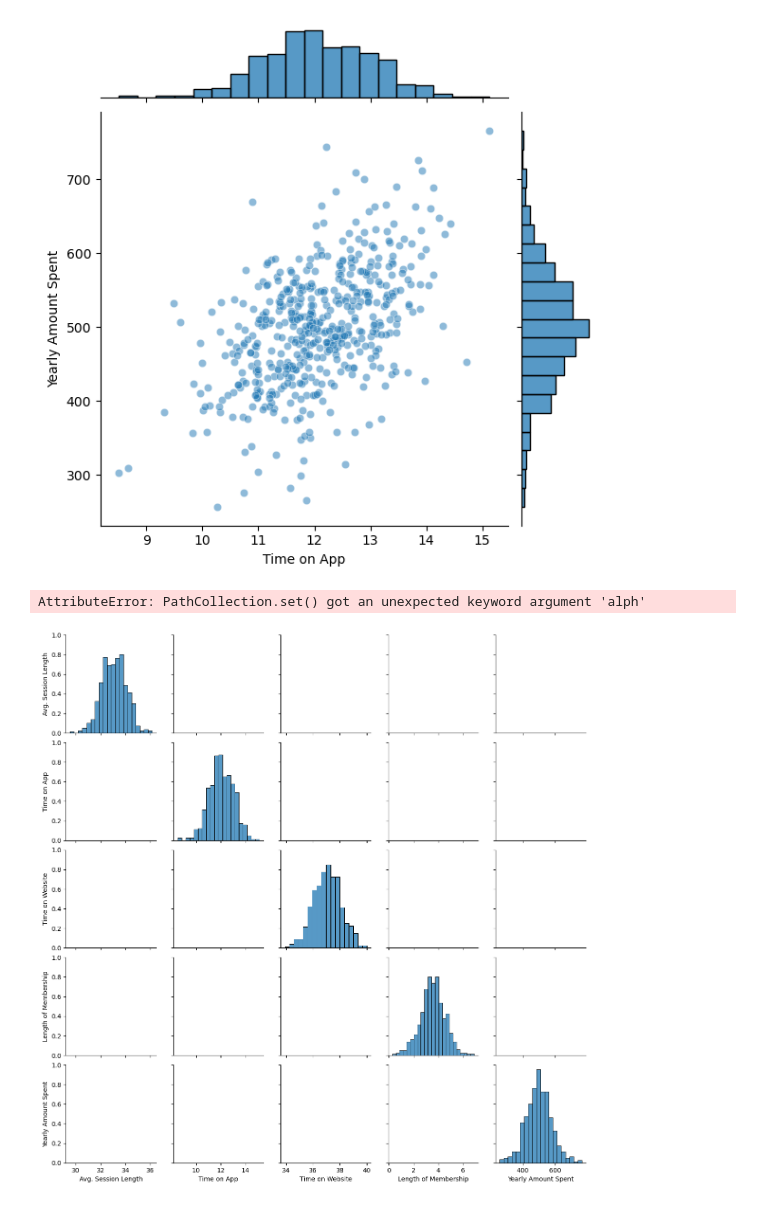
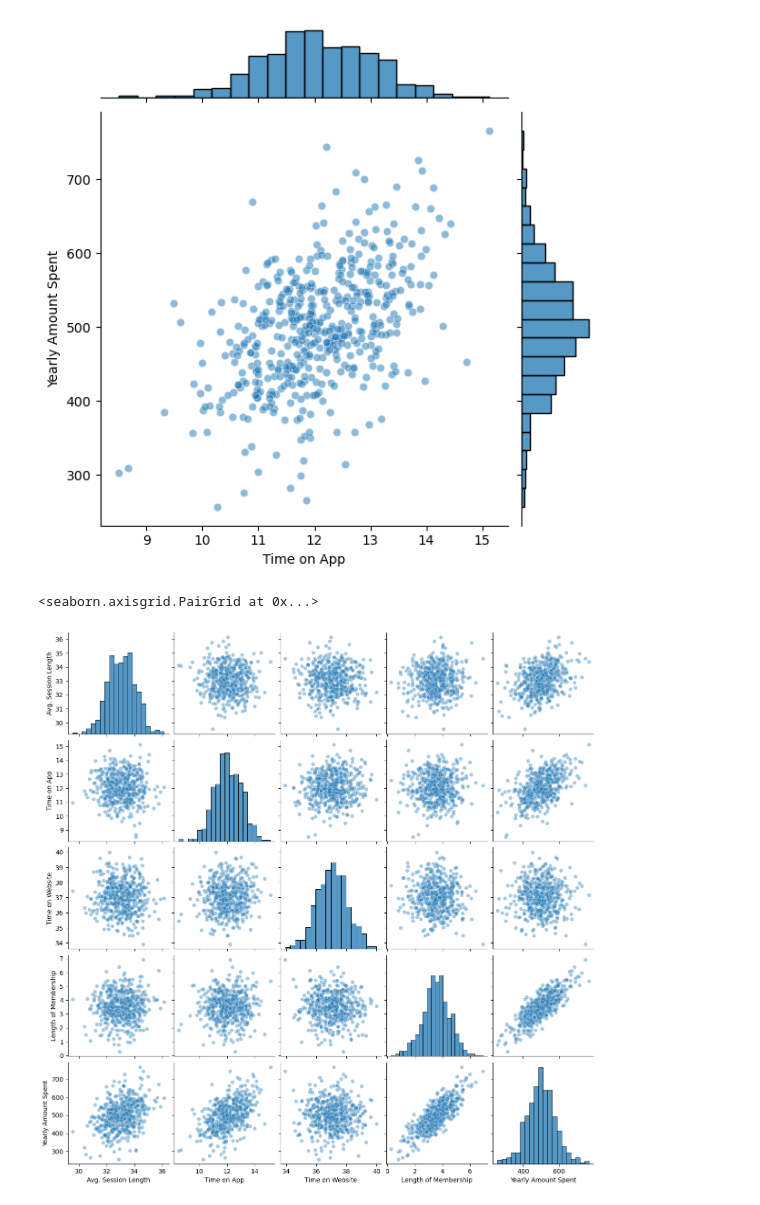
Before and after one commit to muhammadhananbaloch/practice_DS-ML, a Jupyter notebook: Linear Regression Model (practice 4)/money spent on ecommerce (linear regression).ipynb, the cells around one changed output. Saved outputs shown, nothing was run; the diff lists cells and outputs as text; code cells hidden in the pictures.

```diff
--- a/Linear Regression Model (practice 4)/money spent on ecommerce (linear regression).ipynb
+++ b/Linear Regression Model (practice 4)/money spent on ecommerce (linear regression).ipynb
@@ -56,7 +56,7 @@ sns.jointplot(x="Time on App", y="Yearly Amount Spent", data=df, alpha=0.5)
 <seaborn.axisgrid.JointGrid at 0x...>
 [figure]
 # %%
-sns.pairplot(df, kind='scatter', plot_kws={'alph':0.4})
+sns.pairplot(df, kind='scatter', plot_kws={'alpha':0.4})
 # %% [output]
-AttributeError: PathCollection.set() got an unexpected keyword argument 'alph'
+<seaborn.axisgrid.PairGrid at 0x...>
-[figure, old version]
+[figure, new version]
```
Also changed, not shown: parts of 1 cell of this notebook.
